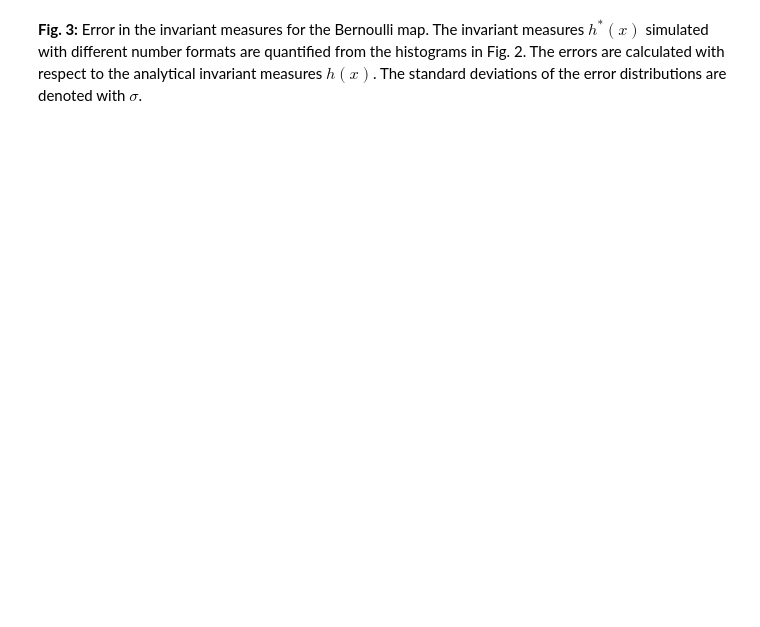
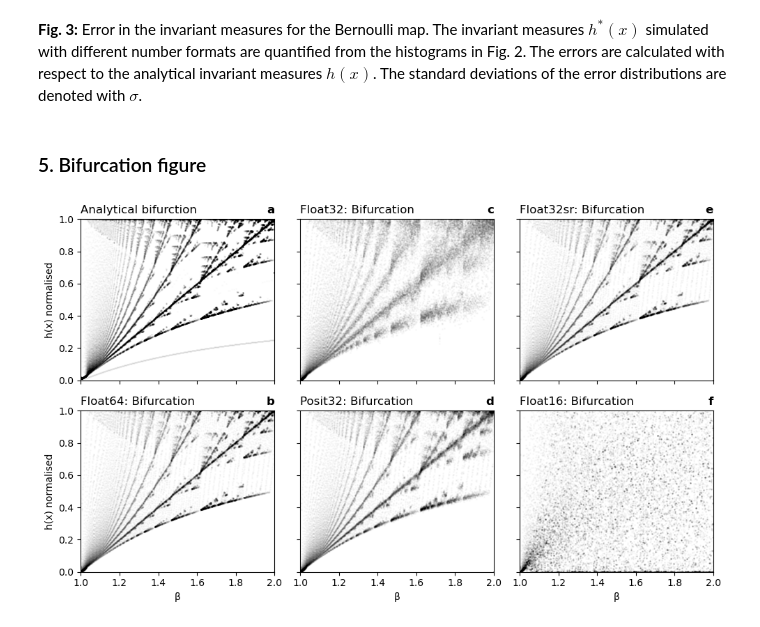
Before and after one commit to milankl/BernoulliMap, a Jupyter notebook: src/Bernoulli_map.ipynb, the cells around one changed output. Cells and saved outputs as stored; diff of their text form; code cells hidden in the pictures; blank space fills up the shorter version.

Commit message:
bifurcation v0

```diff
--- a/src/Bernoulli_map.ipynb
+++ b/src/Bernoulli_map.ipynb
@@ -209,2 +214,4 @@ savefig("../plots/error_invariant.png")
 # %% [markdown]
 **Fig. 3:** Error in the invariant measures for the Bernoulli map. The invariant measures $h^*(x)$ simulated with different number formats are quantified from the histograms in Fig. 2. The errors are calculated with respect to the analytical invariant measures $h(x)$. The standard deviations of the error distributions are denoted with $\sigma$.
+# %% [markdown]
+### 5. Bifurcation figure
@@ -210,0 +231,16 @@ savefig("../plots/error_invariant.png")
+# %%
+# preallocate all histograms
+Nens = 1000               # start from Nens random initial conditions
+Nsteps = 10000           # integrate for Nsteps time steps
+Histos2 = fill(0.0,Nformats,nβs,nbins)
+
+for (iformat,format) in enumerate(formats)
+    for (iβ,β) in enumerate(βs2)
+        X = fill(0.0,Nens,Nsteps)
+        for iens in 1:Nens
+            X[iens,:] = bernoulli_map(format(rand()),format(β),Nsteps+Nspinup)[Nspinup+2:end]
+        end
+        H = fit(Histogram,vec(X),bin_edges).weights
+        Histos2[iformat,iβ,:] = H / sum(H*(bin_edges[2]-bin_edges[1]))
+    end
+end
@@ -210,0 +249,29 @@ savefig("../plots/error_invariant.png")
+# %%
+fig,axs = subplots(2,3,sharex=true,sharey=true,figsize=(10,6))
+
+for (iβ,β) in enumerate(βs2)
+    axs[1,1].scatter(β*ones(nx),hxβ[:,iβ]/maximum(hxβ[:,iβ]),1,color="k",alpha=0.01)
+    for i in 2:length(axs)
+        axs[i].scatter(β*ones(nbins),Histos2[i-1,iβ,:]/maximum(hxβ[:,iβ]),1,color="k",alpha=0.02)
+    end
+end
+
+axs[2,1].set_xlabel("β")
+axs[2,2].set_xlabel("β")
+axs[2,3].set_xlabel("β")
+axs[1,1].set_ylabel("h(x) normalised")
+axs[2,1].set_ylabel("h(x) normalised")
+axs[1,1].set_xlim(extrema(βs2))
+axs[1,1].set_ylim(0,1)
+
+axs[1,1].set_title("Analytical bifurction",loc="left")
+axs[1,1].set_title("a",loc="right",fontweight="bold")
+for i in 2:length(axs)
+    axs[i].set_title("$(string(formats[i-1])): Bifurcation",loc="left")
+    axs[i].set_title(string(Char(96+i)),loc="right",fontweight="bold")
+end
+
+tight_layout()
+savefig("../plots/bifurcation.png")
+# %% [output]
+[figure, added]
```
Also changed, not shown: parts of 7 cells of this notebook, 4 other files.
